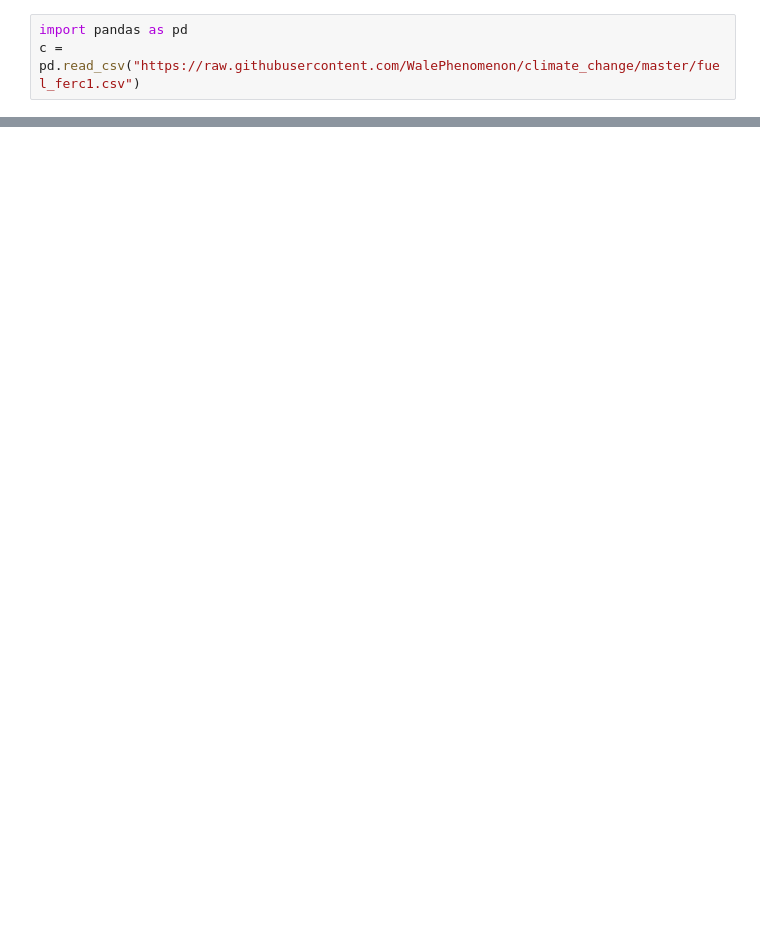
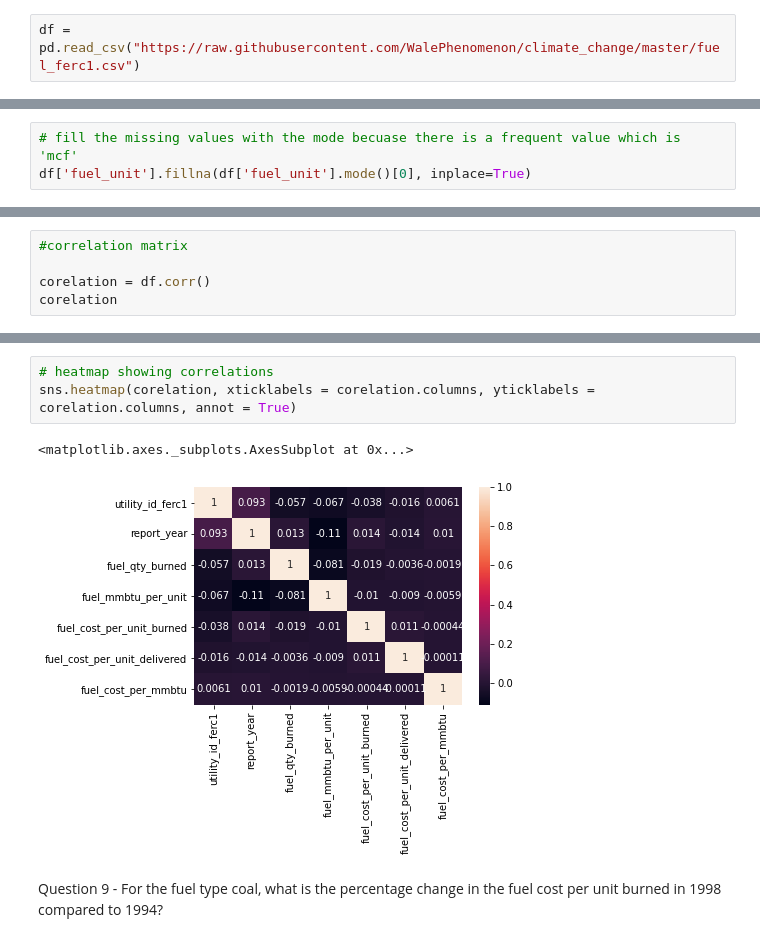
Before and after one commit to doyinsolamiolaoye/hamoye_internship, a Jupyter notebook: Hamoye_stage_one_quiz.ipynb, the cells around one changed output, grey strips where cells are left out. Saved outputs shown, nothing was run; the diff lists cells and outputs as text; blank space fills up the shorter version.

```diff
--- a/Hamoye_stage_one_quiz.ipynb
+++ b/Hamoye_stage_one_quiz.ipynb
@@ -19,3 +27,2 @@ The data provided in this [Github link](https://raw.githubusercontent.com/WalePh
 # %%
-import pandas as pd
-c = pd.read_csv("https://raw.githubusercontent.com/WalePhenomenon/climate_change/master/fuel_ferc1.csv")
+df = pd.read_csv("https://raw.githubusercontent.com/WalePhenomenon/climate_change/master/fuel_ferc1.csv")
@@ -30,0 +195,3 @@ c.head()
+# %%
+# fill the missing values with the mode becuase there is a frequent value which is 'mcf'
+df['fuel_unit'].fillna(df['fuel_unit'].mode()[0], inplace=True)
@@ -30,0 +216,5 @@ c.head()
+# %%
+#correlation matrix
+
+corelation = df.corr()
+corelation
@@ -30,0 +243,8 @@ c.head()
+# %%
+# heatmap showing correlations
+sns.heatmap(corelation, xticklabels = corelation.columns, yticklabels = corelation.columns, annot = True)
+# %% [output]
+<matplotlib.axes._subplots.AxesSubplot at 0x...>
+[figure, added]
+# %% [markdown]
+Question 9 - For the fuel type coal, what is the percentage change in the fuel cost per unit burned in 1998 compared to 1994?
```
Also changed, not shown: parts of 38 cells of this notebook.
